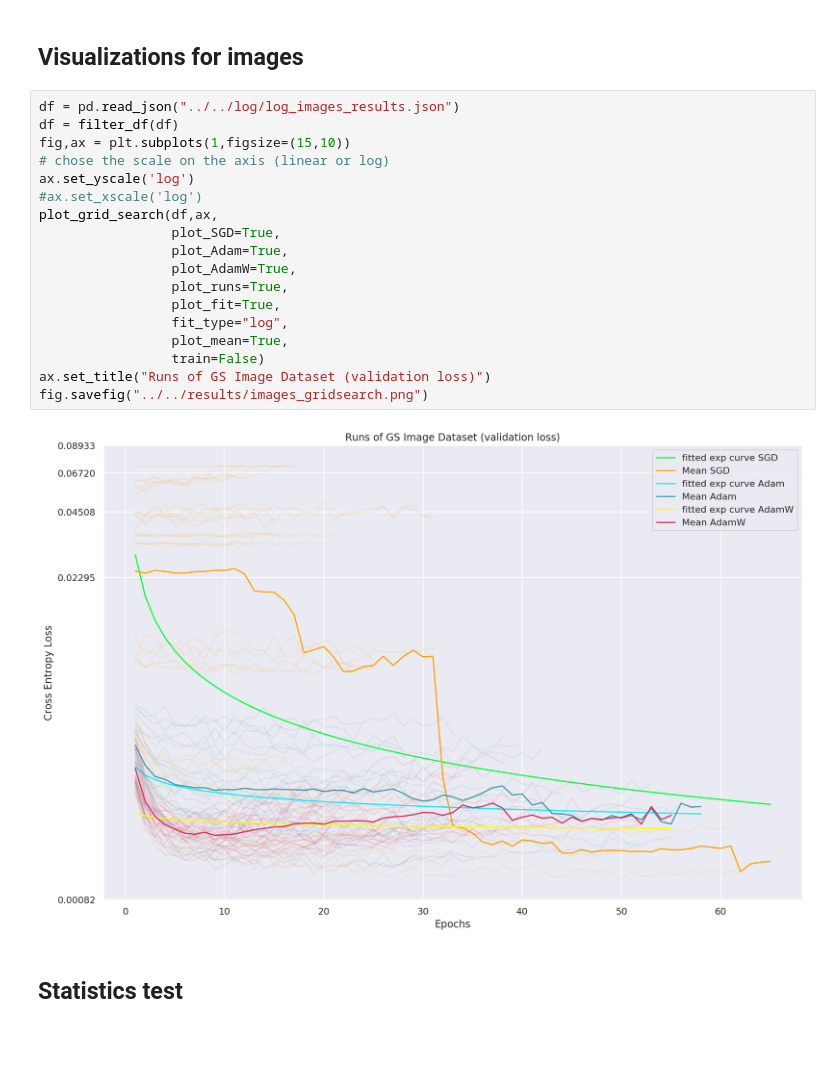
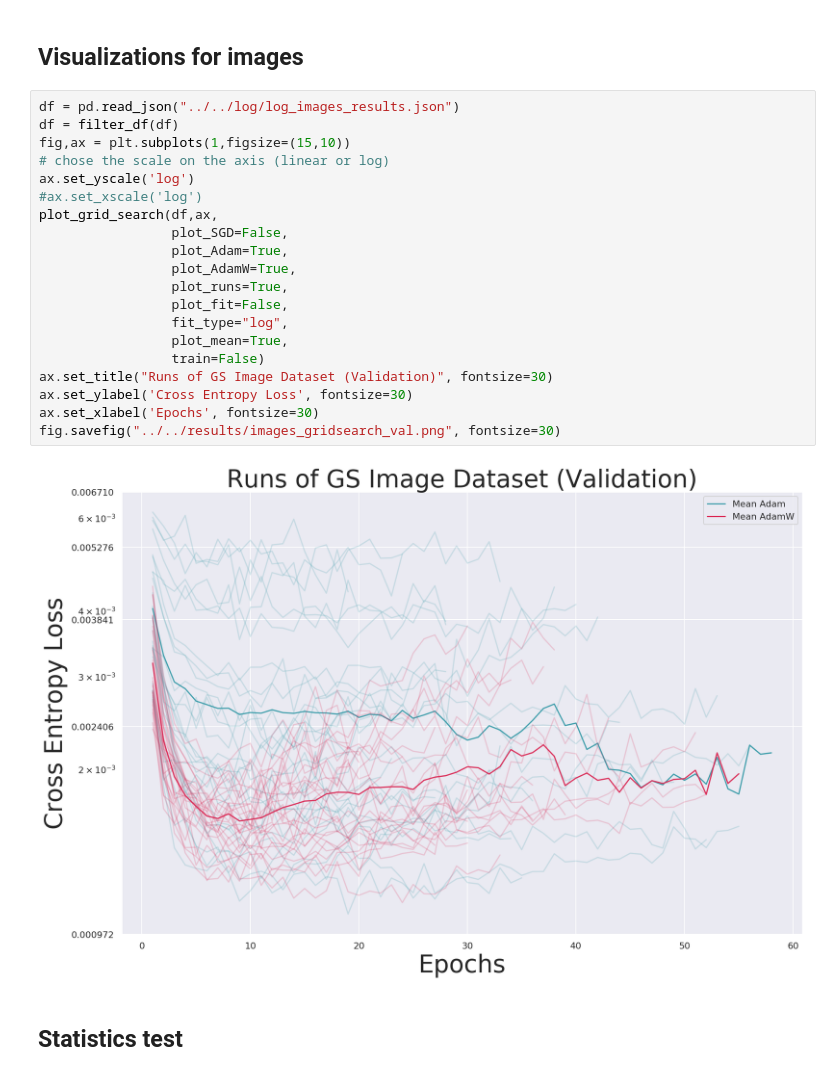
Before and after one commit to ymentha14/FromAdamtoW, a Jupyter notebook: src/notebooks/visu_stat.ipynb, the cells around one changed output. Cells and saved outputs as stored; diff of their text form; blank space fills up the shorter version.

```diff
--- a/src/notebooks/visu_stat.ipynb
+++ b/src/notebooks/visu_stat.ipynb
@@ -21,23 +21,25 @@ from statistics import student_test
 # %%
 df = pd.read_json("../../log/log_images_results.json")
 df = filter_df(df)
 fig,ax = plt.subplots(1,figsize=(15,10))
 # chose the scale on the axis (linear or log)
 ax.set_yscale('log')
 #ax.set_xscale('log')
 plot_grid_search(df,ax,
-                 plot_SGD=True,
+                 plot_SGD=False,
                  plot_Adam=True,
                  plot_AdamW=True,
                  plot_runs=True,
-                 plot_fit=True,
+                 plot_fit=False,
                  fit_type="log",
                  plot_mean=True,
                  train=False)
-ax.set_title("Runs of GS Image Dataset (validation loss)")
-fig.savefig("../../results/images_gridsearch.png")
+ax.set_title("Runs of GS Image Dataset (Validation)", fontsize=30)
+ax.set_ylabel('Cross Entropy Loss', fontsize=30)
+ax.set_xlabel('Epochs', fontsize=30)
+fig.savefig("../../results/images_gridsearch_val.png", fontsize=30)
 # %% [output]
-[figure, old version]
+[figure, new version]
 # %% [markdown]
 ## Statistics test
 # %%
```
Also changed, not shown: parts of 7 cells of this notebook.
